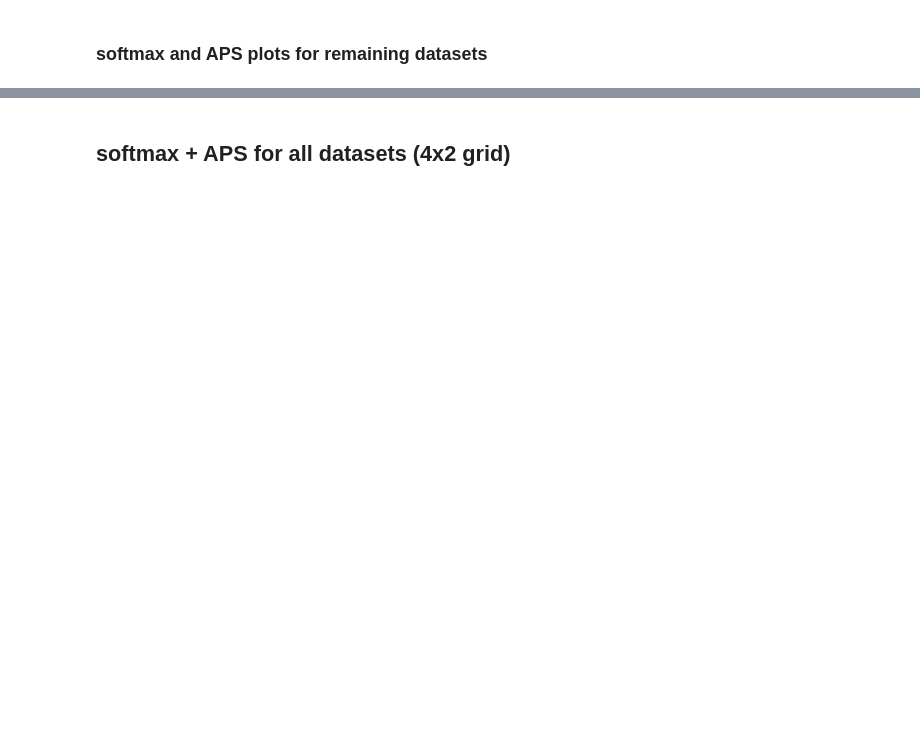
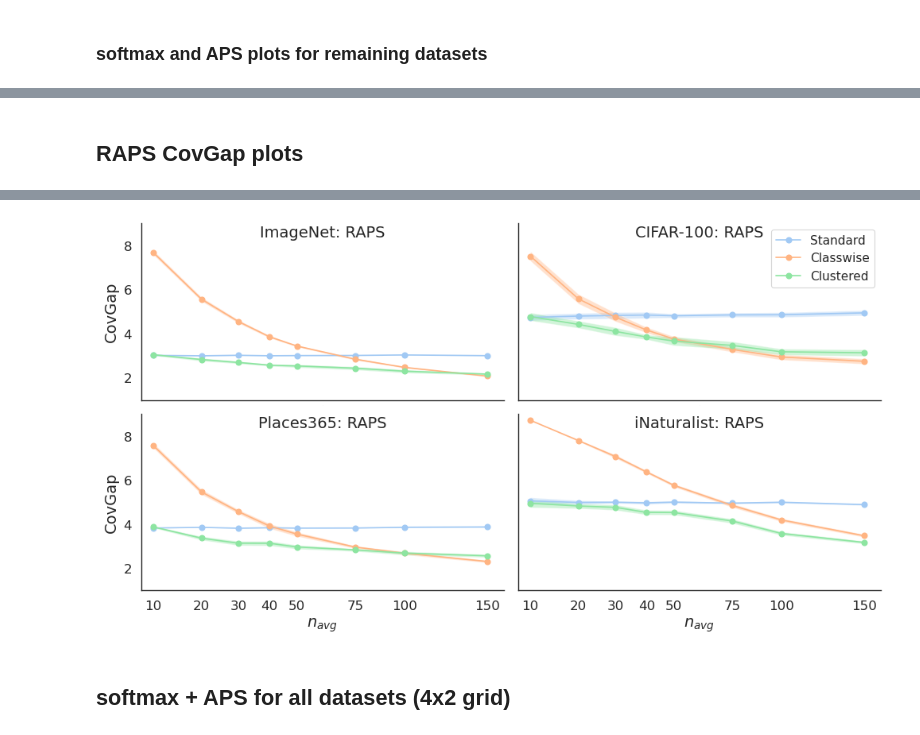
Before and after one commit to tiffanyding/class-conditional-conformal, a Jupyter notebook: create_varying_n_plots.ipynb, the cells around one changed output, grey strips where cells are left out. Cells and saved outputs as stored; diff of their text form; code cells hidden in the pictures; blank space fills up the shorter version.

```diff
--- a/create_varying_n_plots.ipynb
+++ b/create_varying_n_plots.ipynb
@@ -296,7 +286,7 @@ Number of seeds found: 10
 method_to_name = {'standard': 'Standard', 'classwise': 'Classwise',
                'cluster_proportional': 'Clustered'}
 
-metric_to_name = {'class_cov_gap': 'CovGap', 'avg_set_size': 'AvgSize', 'very_undercovered': 'Fraction very undercovered'}
+metric_to_name = {'class_cov_gap': 'CovGap', 'avg_set_size': 'AvgSize', 'very_undercovered': 'FracUnderCov'}
 
 dataset_to_name = {'imagenet': 'ImageNet', 'cifar-100': 'CIFAR-100',
                        'places365': 'Places365', 'inaturalist': 'iNaturalist'}
@@ -499,0 +412,65 @@ Saved figure to /home/tding/code/class-conditional-conformal/figs/last3datasets_
+# %% [markdown]
+## RAPS CovGap plots
+# %%
+FONT_SIZE = 14
+fig_height = 6
+
+metric_list = ['class_cov_gap']
+fig_folder = '/home/tding/code/class-conditional-conformal/figs/'
+
+cal_sampling = 'random'
+dataset_list = ['imagenet', 'cifar-100', 'places365', 'inaturalist']
+score_function = 'RAPS'
+
+nrows = 2
+ncols = 2
+
+for metric in metric_list:
+
+    fig, axs = plt.subplots(nrows,ncols,
+                gridspec_kw={'wspace':0.04, # Horizontal space between subplots
+                             'hspace': 0.08}, # Veritcal space between subplots
+                figsize=(12, fig_height)) # Prev: (12,9)
+
+    for i, dataset in enumerate(dataset_list):
+
+            r = int(np.floor(i/ncols))
+            c = i - r*ncols
+            ax = axs[r][c]
+
+            aggregated_results = get_metric_df(dataset, cal_sampling, metric, score_function)
+
+            # Plot
+            make_line_plot(aggregated_results, ax)
+            ax.set_title(f'{dataset_to_name[dataset]}: {score_function}',
+                         fontsize=FONT_SIZE,
+                         pad=-(FONT_SIZE)+2) # Shift plot title down
+
+
+    #         Remove y-ticks except for bottom plots
+            if r < nrows - 1:
+                ax.set_xticks([])
+                ax.set_xlabel('.', fontsize=1) # hacky fix
+
+            # Remove y-ticks and label except for left-most plots
+            if c > 0:
+                ax.set_yticks([])
+
+
+            # Set y-label
+            if c == 0:
+                ax.set_ylabel(metric_to_name[metric], fontsize=FONT_SIZE)
+
+#             AvgSetSize plot adjustments
+#             ax.set_yscale('squareroot') # Use square-root y-axis
+
+
+#             axs[0].set_ylabel(metric_to_name[metric], fontsize=FONT_SIZE)
+    axs[0, ncols-1].legend(fontsize=FONT_SIZE-3) # Only show legend on right-most plot
+
+    save_to = os.path.join(fig_folder, f'RAPS_alldatasets_{cal_sampling}calset_{metric}_height{fig_height}.pdf')
+    plt.savefig(save_to, bbox_inches='tight')
+    print(f'Saved figure to {save_to}')
+
+    plt.show()
+# %% [output]
@@ -500,3 +494,4 @@ Saved figure to /home/tding/code/class-conditional-conformal/figs/last3datasets_
+[figure, added]
 # %% [markdown]
 ## softmax + APS for all datasets (4x2 grid)
 # %%
```
Also changed, not shown: parts of 11 cells of this notebook, 16 other files.
